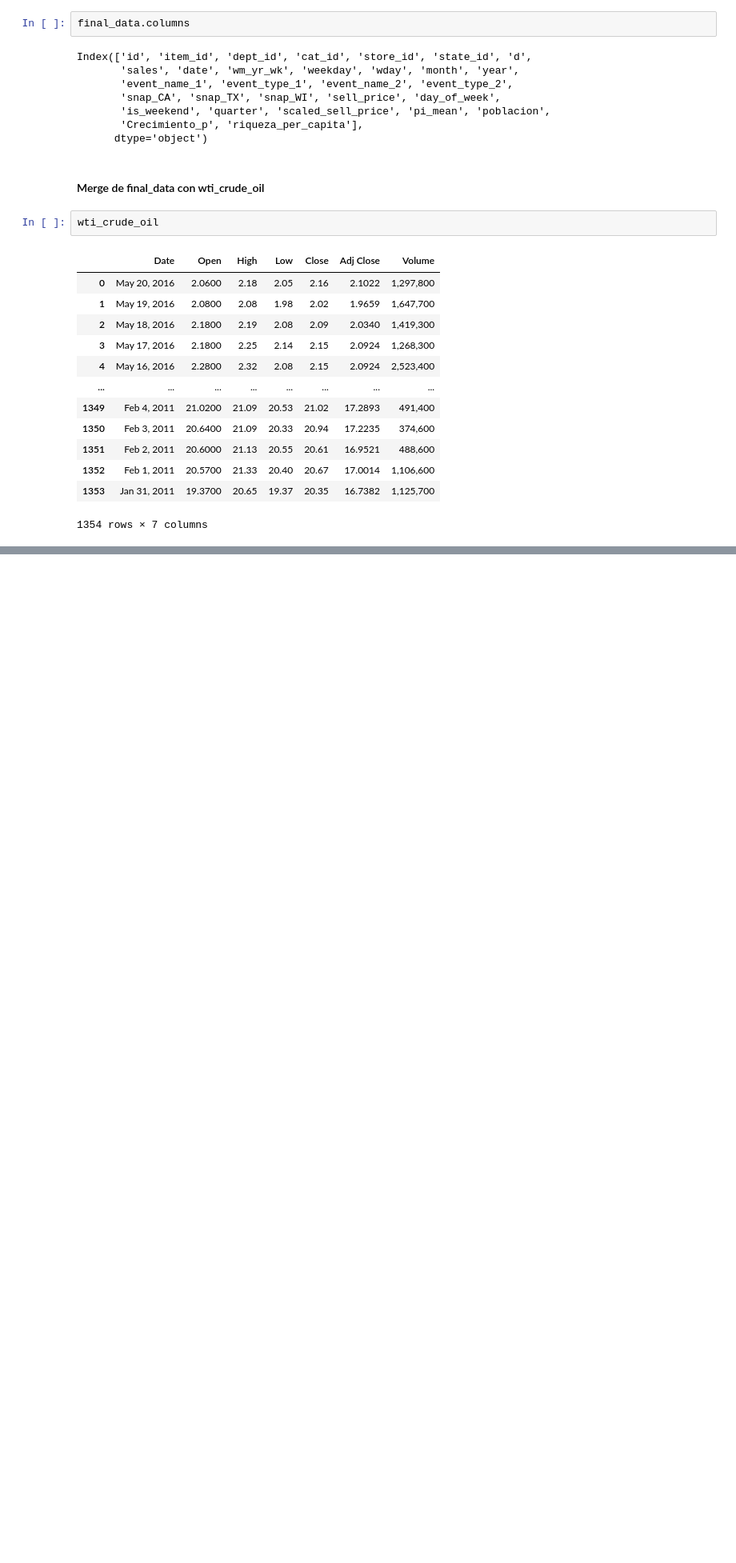
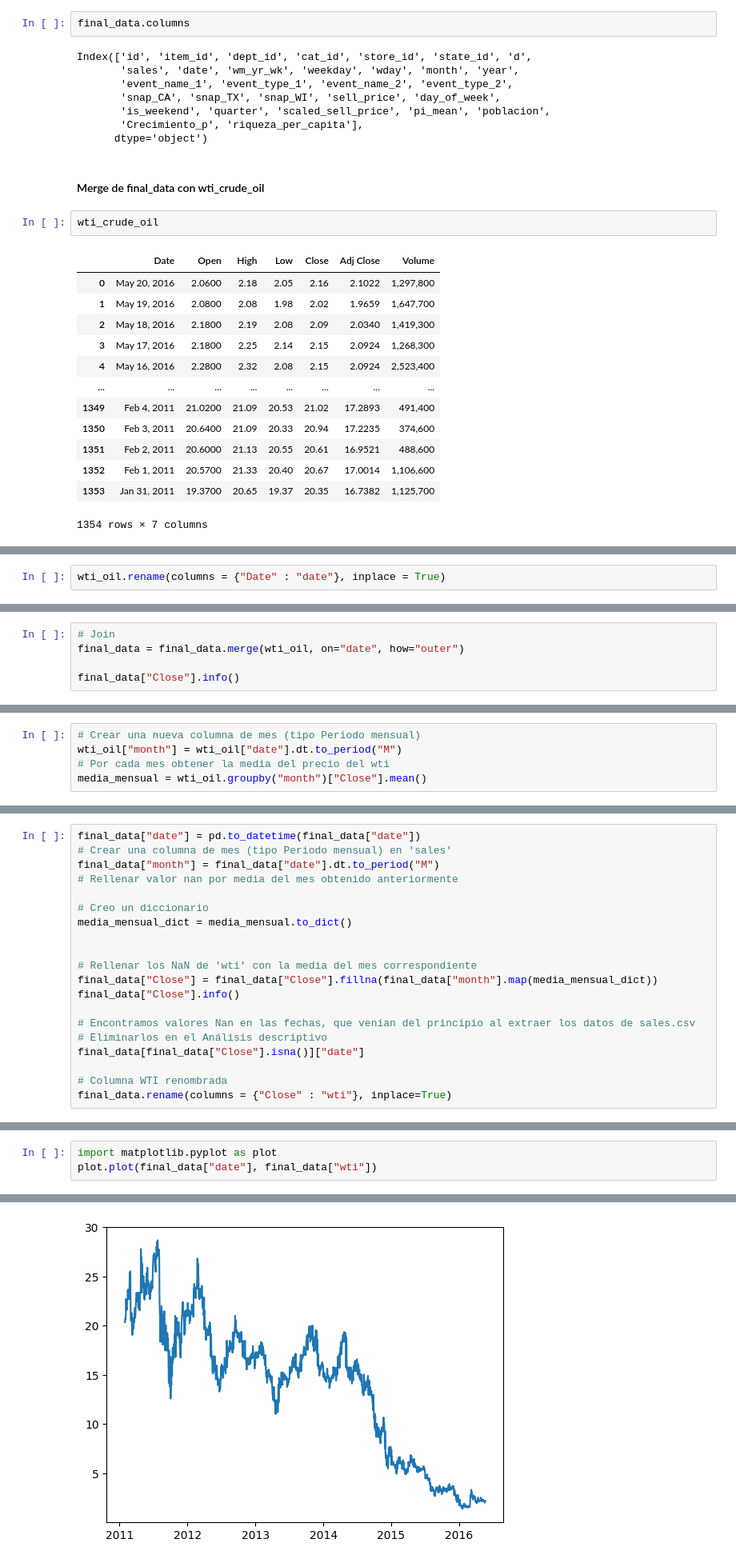
Before and after one commit to andtay/Machine_Learning_Based_Demand_Forecasting, a Jupyter notebook: Walmart/src/data.ipynb, the cells around one changed output, grey strips where cells are left out. Shown at 80% size. Drawn from its saved outputs; the diff is of its cells as text; blank space fills up the shorter version.

Commit message:
Update data. Mistakes with WTI. Adding pib_por_estados.

```diff
--- a/Walmart/src/data.ipynb
+++ b/Walmart/src/data.ipynb
@@ -429,0 +488,2 @@ wti_crude_oil
+# %%
+wti_oil.rename(columns = {"Date" : "date"}, inplace = True)
@@ -429,0 +497,5 @@ wti_crude_oil
+# %%
+# Join
+final_data = final_data.merge(wti_oil, on="date", how="outer")
+
+final_data["Close"].info()
@@ -429,0 +513,5 @@ wti_crude_oil
+# %%
+# Crear una nueva columna de mes (tipo Periodo mensual)
+wti_oil["month"] = wti_oil["date"].dt.to_period("M")
+# Por cada mes obtener la media del precio del wti
+media_mensual = wti_oil.groupby("month")["Close"].mean()
@@ -429,0 +526,20 @@ wti_crude_oil
+# %%
+final_data["date"] = pd.to_datetime(final_data["date"])
+# Crear una columna de mes (tipo Periodo mensual) en 'sales'
+final_data["month"] = final_data["date"].dt.to_period("M")
+# Rellenar valor nan por media del mes obtenido anteriormente
+
+# Creo un diccionario
+media_mensual_dict = media_mensual.to_dict()
+
+
+# Rellenar los NaN de 'wti' con la media del mes correspondiente
+final_data["Close"] = final_data["Close"].fillna(final_data["month"].map(media_mensual_dict))
+final_data["Close"].info()
+
+# Encontramos valores Nan en las fechas, que venían del principio al extraer los datos de sales.csv
+# Eliminarlos en el Análisis descriptivo
+final_data[final_data["Close"].isna()]["date"]
+
+# Columna WTI renombrada
+final_data.rename(columns = {"Close" : "wti"}, inplace=True)
@@ -429,0 +581,4 @@ wti_crude_oil
+# %%
+import matplotlib.pyplot as plot
+plot.plot(final_data["date"], final_data["wti"])
+# %% [output]
@@ -429,0 +586 @@ wti_crude_oil
+[figure, added]
```
Also changed, not shown: parts of 15 cells of this notebook, 5 other files.
